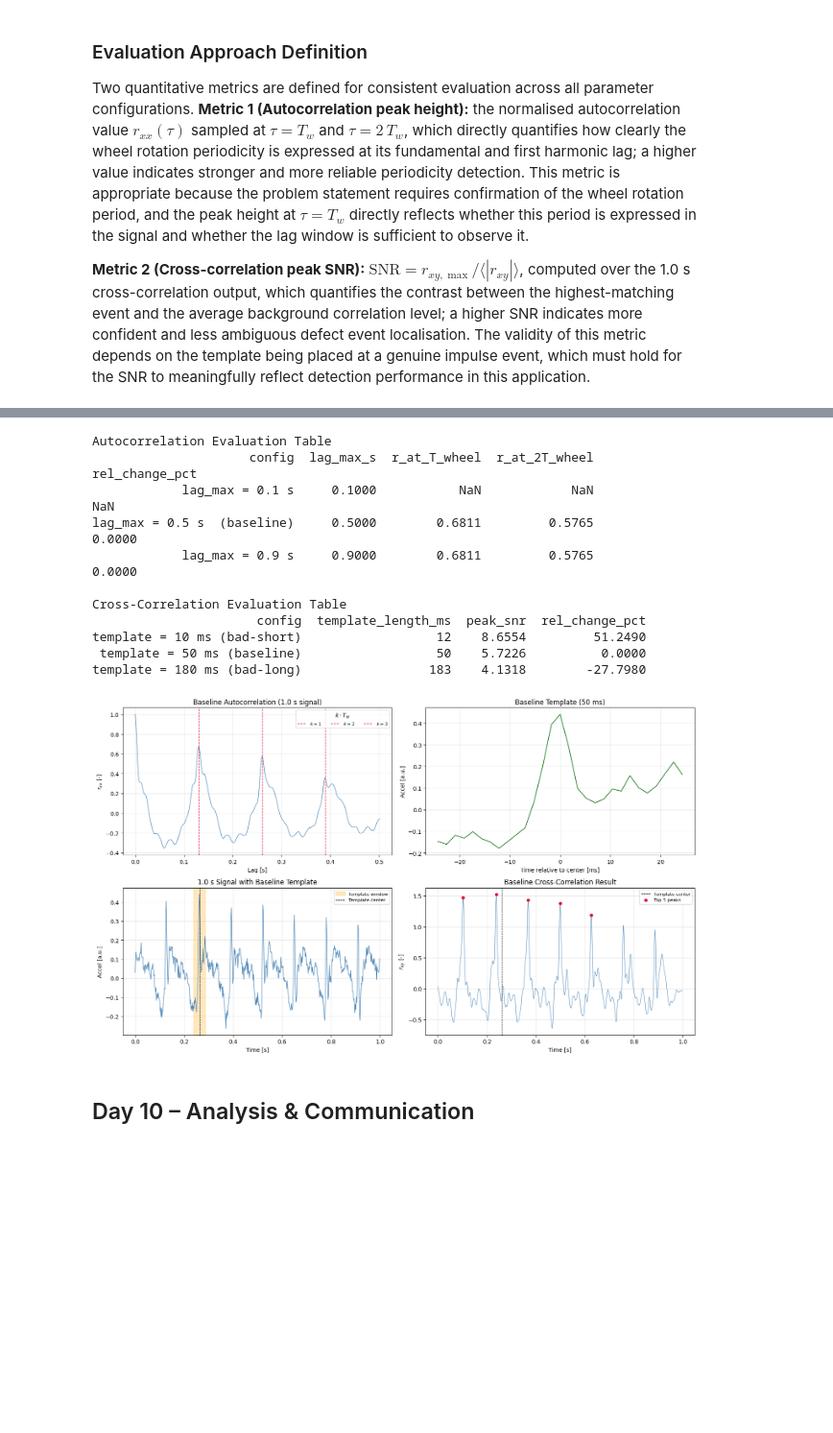
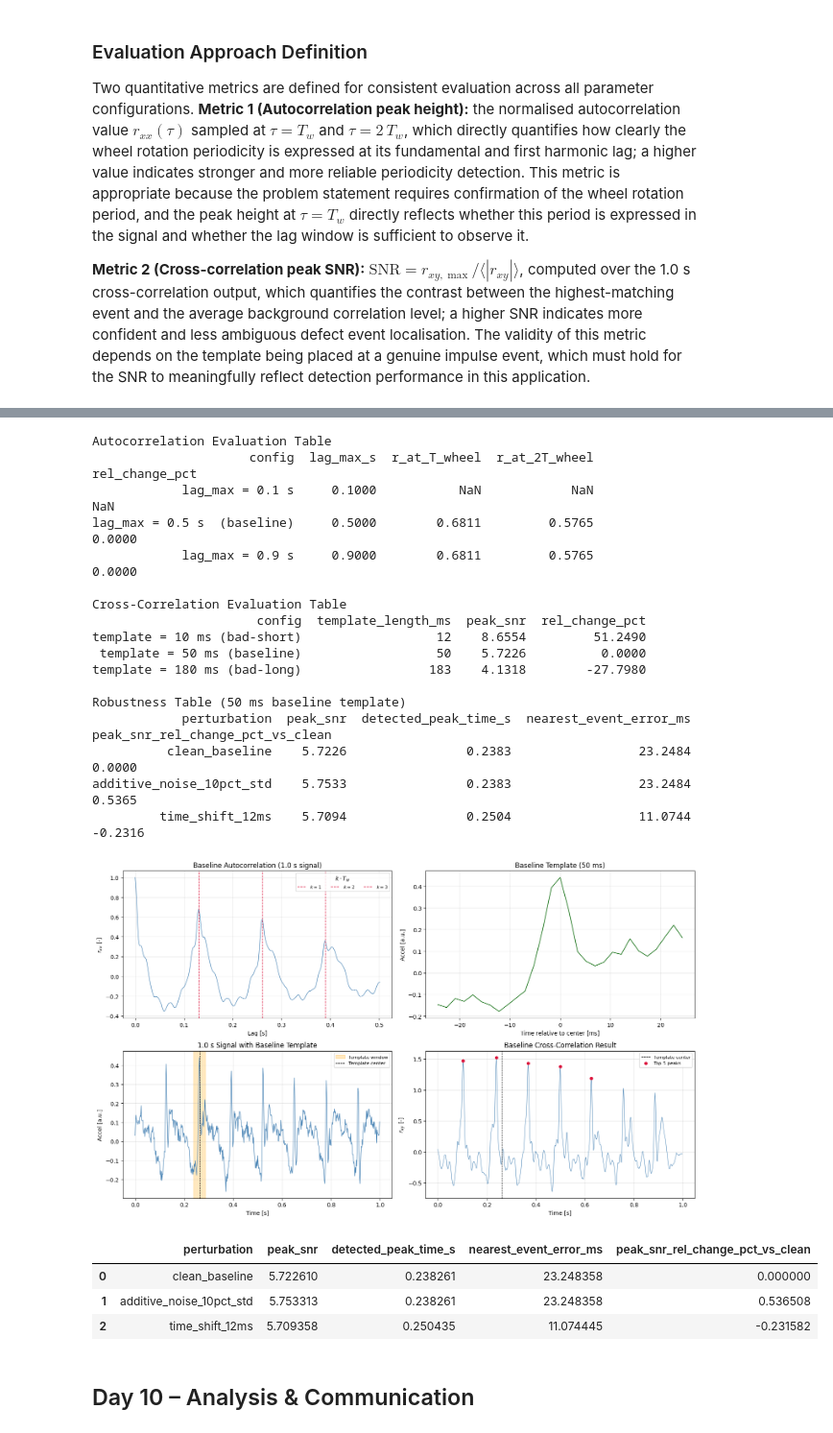
Before and after one commit to mikeandrusyak/gbsv-research, a Jupyter notebook: mc1/correlation.ipynb, the cells around one changed output, grey strips where cells are left out. Shown at 96% size. Cells and saved outputs as stored; diff of their text form; code cells hidden in the pictures; blank space fills up the shorter version.

```diff
--- a/mc1/correlation.ipynb
+++ b/mc1/correlation.ipynb
@@ -453,34 +455,97 @@ print("Autocorrelation Evaluation Table")
 print(autocorr_df.to_string(index=False, float_format="{:.4f}".format))
 print()
 
-# Metric 2: Cross-correlation peak SNR
+# Metric 2: Cross-correlation peak SNR (template-length sweep)
 xcorr_df = evaluate_xcorr_configs(x, FS_HZ, template_center, XCORR_CONFIGS)
 print("Cross-Correlation Evaluation Table")
 print(xcorr_df.to_string(index=False, float_format="{:.4f}".format))
+print()
+
+# Robustness analysis (required perturbations) using the same metric definition
+rng = np.random.default_rng(26)
+baseline_half_len = round(0.025 * FS_HZ)
+baseline_template = extract_template(x, template_center, baseline_half_len)
+
+def nearest_event_error_ms(detected_idx: int, event_times_s: np.ndarray, fs_hz: int) -> float:
+    if event_times_s.size == 0:
+        return float("nan")
+    detected_t = detected_idx / fs_hz
+    nearest_t = float(event_times_s[np.argmin(np.abs(event_times_s - detected_t))])
+    return abs(detected_t - nearest_t) * 1000.0
+
+perturbations = [
+    {
+        "name": "clean_baseline",
+        "signal": x.copy(),
+    },
+    {
+        "name": "additive_noise_10pct_std",
+        "signal": x + 0.10 * np.std(x) * rng.normal(size=x.size),
+    },
+    {
+        "name": "time_shift_12ms",
+        "signal": np.roll(x, int(round(0.012 * FS_HZ))),
+    },
+]
+
+robustness_records = []
+for p in perturbations:
+    r = compute_xcorr_norm(p["signal"], baseline_template)
+    peak_idx = int(np.argmax(r))
+    peak_snr = float(r.max() / (np.mean(np.abs(r)) + 1e-12))
+    robustness_records.append(
+        {
+            "perturbation": p["name"],
+            "peak_snr": peak_snr,
+            "detected_peak_time_s": peak_idx / FS_HZ,
+            "nearest_event_error_ms": nearest_event_error_ms(peak_idx, event_times_focus, FS_HZ),
+        }
+    )
+
+robustness_df = pd.DataFrame(robustness_records)
+baseline_snr = float(robustness_df.loc[robustness_df["perturbation"] == "clean_baseline", "peak_snr"].iloc[0])
+robustness_df["peak_snr_rel_change_pct_vs_clean"] = (
+    (robustness_df["peak_snr"] - baseline_snr) / (baseline_snr + 1e-12) * 100.0
+)
+
+print("Robustness Table (50 ms baseline template)")
+print(robustness_df.to_string(index=False, float_format="{:.4f}".format))
 print()
 
 # Comparative visualisation (baseline)
 plot_baseline_comparison(
     signal=x,
     time_s=time_s,
     fs=FS_HZ,
     T_wheel_s=T_wheel_s,
     template_center=template_center,
     L_wheel_samples=L_wheel_samples,
 )
+
+robustness_df
 # %% [output]
 Autocorrelation Evaluation Table
                      config  lag_max_s  r_at_T_wheel  r_at_2T_wheel  rel_change_pct
             lag_max = 0.1 s     0.1000           NaN            NaN             NaN
 lag_max = 0.5 s  (baseline)     0.5000        0.6811         0.5765          0.0000
             lag_max = 0.9 s     0.9000        0.6811         0.5765          0.0000
 
 Cross-Correlation Evaluation Table
                       config  template_length_ms  peak_snr  rel_change_pct
 template = 10 ms (bad-short)                  12    8.6554         51.2490
  template = 50 ms (baseline)                  50    5.7226          0.0000
 template = 180 ms (bad-long)                 183    4.1318        -27.7980
+
+Robustness Table (50 ms baseline template)
+            perturbation  peak_snr  detected_peak_time_s  nearest_event_error_ms  peak_snr_rel_change_pct_vs_clean
+          clean_baseline    5.7226                0.2383                 23.2484                            0.0000
+additive_noise_10pct_std    5.7533                0.2383                 23.2484                            0.5365
+         time_shift_12ms    5.7094                0.2504                 11.0744                           -0.2316
 [figure]
+|  | perturbation | peak_snr | detected_peak_time_s | nearest_event_error_ms | peak_snr_rel_change_pct_vs_clean |
+| 0 | clean_baseline | 5.722610 | 0.238261 | 23.248358 | 0.000000 |
+| 1 | additive_noise_10pct_std | 5.753313 | 0.238261 | 23.248358 | 0.536508 |
+| 2 | time_shift_12ms | 5.709358 | 0.250435 | 11.074445 | -0.231582 |
 # %% [markdown]
 ## Day 10 – Analysis & Communication
 # %% [markdown]
```
Also changed, not shown: parts of 4 cells of this notebook, 2 other files.
